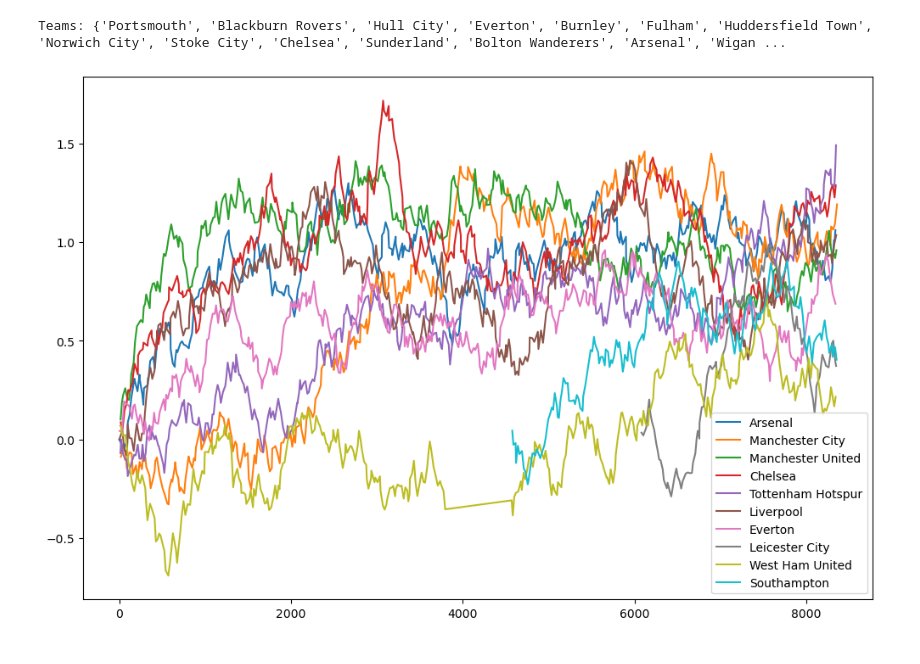
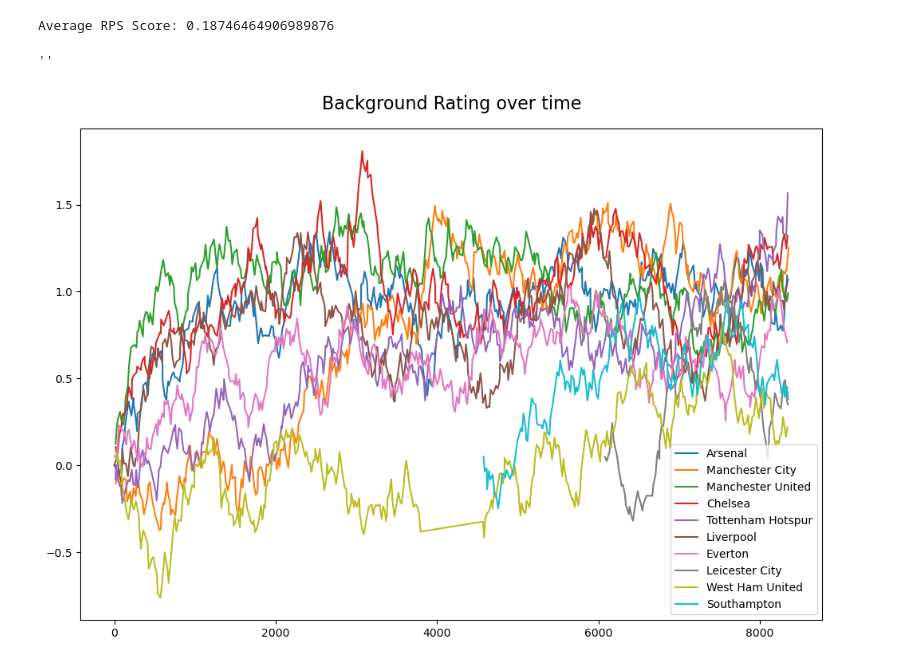
Before and after one commit to hyrogan/Soccer-Prediction, a Jupyter notebook: BT-v2.3.ipynb, the cells around one changed output. Cells and saved outputs as stored; diff of their text form; code cells hidden in the pictures.

Commit message:
included train model in main file. implemented grid search. new best rps: 0.18746464906989876

```diff
--- a/BT-v2.3.ipynb
+++ b/BT-v2.3.ipynb
@@ -27,7 +30,7 @@ def initialize_ratings(df_results, df_fixtures):
     return ratings
 # %%
 # Function to update ratings based on results data
-def update_ratings_multiple_games(df_results, ratings):
+def update_ratings_multiple_games(df_results, ratings, learning_rate_lambda, learning_rate_gamma):
 
     games_with_rating = []
     training_games = []
@@ -61,7 +64,7 @@ def update_ratings_multiple_games(df_results, ratings):
 
         #time.sleep(0.001)
 
-        ratings = update_ratings_single_game(row['home_team'], row['away_team'], row['home_goals'], row['away_goals'], ratings)
+        ratings = update_ratings_single_game(row['home_team'], row['away_team'], row['home_goals'], row['away_goals'], ratings, learning_rate_lambda, learning_rate_gamma)
 
         games_with_rating.append({
             "team": row["home_team"],
@@ -80,17 +83,16 @@ def update_ratings_multiple_games(df_results, ratings):
     return ratings, games_with_rating, training_games
 # %%
 # Function to update ratings based on results data
-def update_ratings_single_game(home_team, away_team, home_goals, away_goals, ratings):
+def update_ratings_single_game(home_team, away_team, home_goals, away_goals, ratings, learning_rate_lambda, learning_rate_gamma):
 
     #lambda: Determines to what extent the new match results influence the team ratings (could be improved to include temporal difference between matches)
     #learning_rate_lambda = 0.054
-    learning_rate_lambda = 0.054
 
     #psi: diminish the impact each additional goal difference error has on team ratings
     diminishing_function_psi = lambda error: 3 * np.log10(1 + error)
 
     #gamma: determines to what extent performances at the home grounds influence away team ratings and vice versa
-    learning_rate_gamma = 0.79
+    #learning_rate_gamma = 0.79
 
     #print(home_team, "-", away_team, home_goals, ":", away_goals)
 
@@ -234,9 +238,8 @@ def calculate_rating_difference(home_team, away_team, ratings):
 
     return rating_difference
 # %%
-def predict_outcomes(df_fixtures, ratings):
+def predict_outcomes(df_fixtures, ratings, learning_rate_lambda, learning_rate_gamma):
     all_rps = []
-    standings = []
     league_table = pd.DataFrame(columns=['team', 'games_played', 'points'])
 
     for index, row in df_fixtures.iterrows():
@@ -258,11 +261,12 @@ def predict_outcomes(df_fixtures, ratings):
         home_goals = int(row['home_goals'])
         away_goals = int(row['away_goals'])
 
-
+        """
         print(f"{home_team} - {away_team} {home_goals}:{away_goals}")
         print(f"Home Win Prob: {home_win_prob}")
         print(f"Draw Prob: {draw_prob}")
         print(f"Away Win Prob: {away_win_prob}")
+        """
 
         # Call Ranked Probability Score function
         probs = [home_win_prob, draw_prob, away_win_prob]
@@ -274,7 +278,7 @@ def predict_outcomes(df_fixtures, ratings):
             outcome = [0, 0, 1]
 
         rps_score = rps(probs, outcome)
-        print("RPS Score:", rps_score, end='\n\n')
+        #print("RPS Score:", rps_score, end='\n\n')
         all_rps.append(rps_score)
 
          # Compute expected points for both teams
@@ -284,7 +288,7 @@ def predict_outcomes(df_fixtures, ratings):
         # Update league table
         league_table = update_league_table(league_table, home_team, away_team, home_win_prob, draw_prob, away_win_prob)
 
-        ratings = update_ratings_single_game(home_team, away_team, row['home_goals'], row['away_goals'], ratings)
+        ratings = update_ratings_single_game(home_team, away_team, row['home_goals'], row['away_goals'], ratings, learning_rate_lambda, learning_rate_gamma)
 
     print("Average RPS Score:", np.mean(all_rps), end='\n\n')
 
@@ -329,43 +360,44 @@ def rps(probs, outcome):
 # %%
 
 # Load the results data file for seasons 2006-07 to 2016-17
 df_results = pd.read_csv('../data/results.csv')
 
 # Load the fixtures data file for the season 2017-18
 df_fixtures = pd.read_csv('../data/results201718.csv')
 
 # Initialize ratings based on the results data
 ratings = initialize_ratings(df_results, df_fixtures)
 
-"""
-ratings['Leicester City']['brH'] = 0.463014
-ratings['Leicester City']['brA'] = 0.208624
-ratings['Leicester City']['continuous_overunderperformances'] = 3
-
-ratings['Stoke City']['brH'] = 0.537708
-ratings['Stoke City']['brA'] = 0.037819
-ratings['Stoke City']['continuous_overunderperformances'] = -1
-
-ratings = update_ratings_single_game("Leicester City","Stoke City", 2, 0, ratings)
-"""
+learning_rate_lambda = 0.06
+learning_rate_gamma = 0.94
 
 # Update ratings based on the results data
-ratings, games_with_ratings, training_games = update_ratings_multiple_games(df_results, ratings)
+ratings, games_with_ratings, training_games = update_ratings_multiple_games(df_results, ratings, learning_rate_lambda, learning_rate_gamma)
+#model.C_
 
 
 plt.figure(figsize=(12, 8))
+plt.annotate("Background Rating over time", (0.5, 1.05), xycoords='axes fraction', ha='center', va='center', size=16)
 df_ratings = pd.DataFrame(games_with_ratings)
 teams = ["Arsenal", "Manchester City", "Manchester United", "Chelsea", "Tottenham Hotspur", "Liverpool", "Everton", "Leicester City", "West Ham United", "Southampton"]
 #for team in df_ratings["team"].unique()[:10]:
 for team in teams:
     per_team = df_ratings.loc[df_ratings["team"] == team]
     plt.plot((per_team["home_rating"] + per_team["away_rating"]) / 2, label=team)
 plt.legend()
 
 df_train = pd.DataFrame(training_games)
 
 df_train.to_csv("../data/train.csv", index=False)
+
+model = train_model(df_train)
+
+# Predict the probabilities of home win, draw and away win for the fixtures data
+all_rps, league_table = predict_outcomes(df_fixtures, ratings, learning_rate_lambda, learning_rate_gamma)
+
+;
 # %% [output]
-Teams: {'Portsmouth', 'Blackburn Rovers', 'Hull City', 'Everton', 'Burnley', 'Fulham', 'Huddersfield Town', 'Norwich City', 'Stoke City', 'Chelsea', 'Sunderland', 'Bolton Wanderers', 'Arsenal', 'Wigan ...
+Average RPS Score: 0.18746464906989876
+''
-[figure, old version]
+[figure, new version]
 # %%
```
Also changed, not shown: parts of 6 cells of this notebook, 1 other file.
